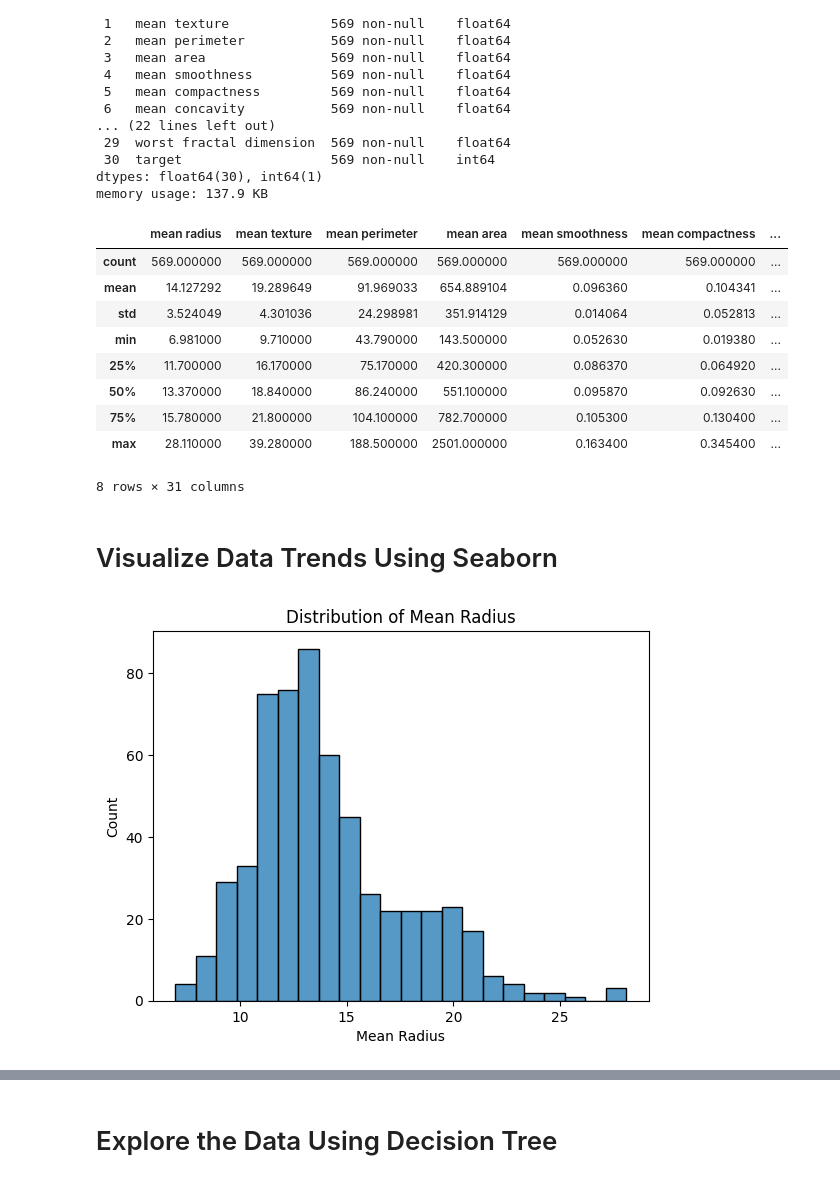
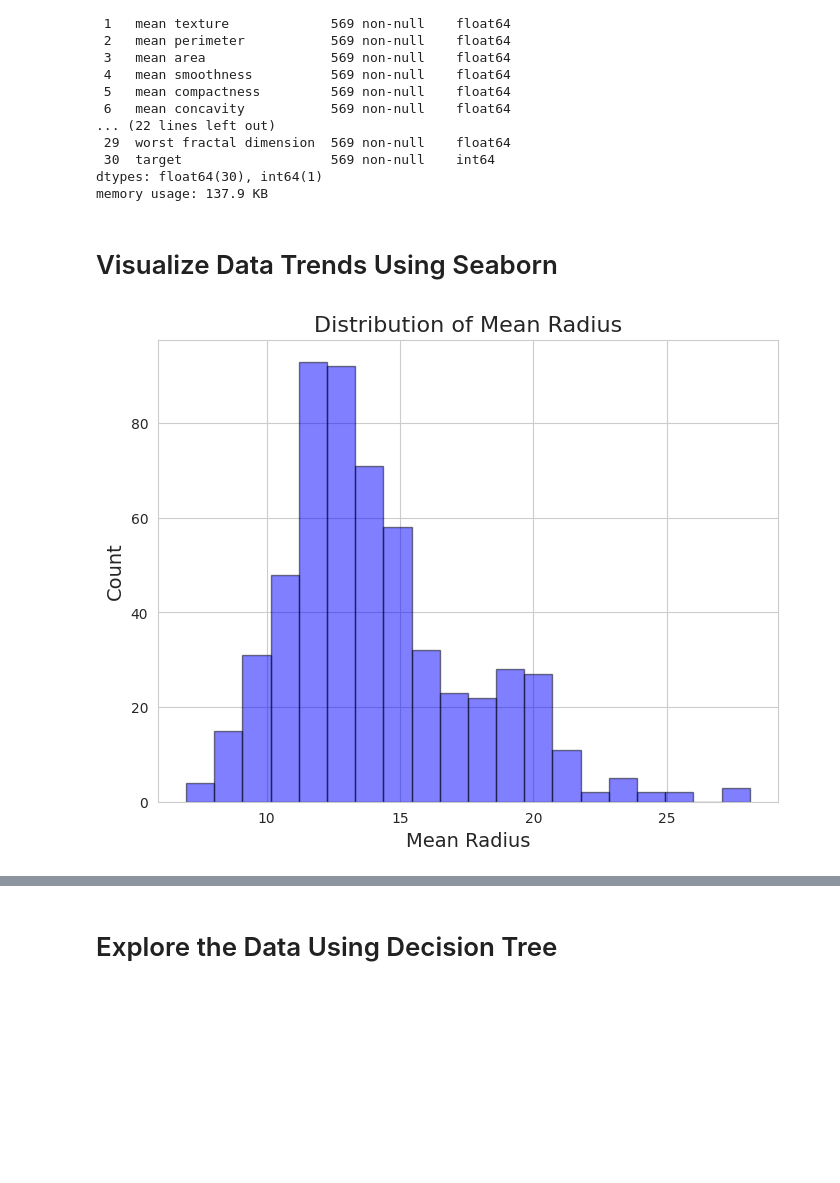
Before and after one commit to raiutarii/UTS-Mechine-Learning, a Jupyter notebook: UTS_Machine_Learning_Rai_Barokah_Utari.ipynb, the cells around one changed output, grey strips where cells are left out. Drawn from its saved outputs; the diff is of its cells as text; code cells hidden in the pictures; blank space fills up the shorter version.

```diff
--- a/UTS_Machine_Learning_Rai_Barokah_Utari.ipynb
+++ b/UTS_Machine_Learning_Rai_Barokah_Utari.ipynb
@@ -67,28 +67,18 @@ Data columns (total 31 columns):
  30  target                   569 non-null    int64
 dtypes: float64(30), int64(1)
 memory usage: 137.9 KB
-# %%
-df.describe()
-# %% [output]
-|  | mean radius | mean texture | mean perimeter | mean area | mean smoothness | mean compactness | ... |
-| count | 569.000000 | 569.000000 | 569.000000 | 569.000000 | 569.000000 | 569.000000 | ... |
-| mean | 14.127292 | 19.289649 | 91.969033 | 654.889104 | 0.096360 | 0.104341 | ... |
-| std | 3.524049 | 4.301036 | 24.298981 | 351.914129 | 0.014064 | 0.052813 | ... |
-| min | 6.981000 | 9.710000 | 43.790000 | 143.500000 | 0.052630 | 0.019380 | ... |
-| 25% | 11.700000 | 16.170000 | 75.170000 | 420.300000 | 0.086370 | 0.064920 | ... |
-| 50% | 13.370000 | 18.840000 | 86.240000 | 551.100000 | 0.095870 | 0.092630 | ... |
-| 75% | 15.780000 | 21.800000 | 104.100000 | 782.700000 | 0.105300 | 0.130400 | ... |
-| max | 28.110000 | 39.280000 | 188.500000 | 2501.000000 | 0.163400 | 0.345400 | ... |
-8 rows × 31 columns
 # %% [markdown]
 # Visualize Data Trends Using Seaborn
 # %%
 #Visualize Data With Histogram
-sns.histplot(breast_cancer['data'][:,0])
+import matplotlib.pyplot as plt
 
-plt.title("Distribution of Mean Radius")
-plt.xlabel("Mean Radius")
-plt.ylabel("Count")
+# Plot histogram
+plt.figure(figsize=(8, 6))
+plt.hist(breast_cancer['data'][:,0], bins=20, alpha=0.5, color='blue', edgecolor='black')
+plt.title('Distribution of Mean Radius', fontsize=16)
+plt.xlabel('Mean Radius', fontsize=14)
+plt.ylabel('Count', fontsize=14)
 plt.show()
 # %% [output]
-[figure, old version]
+[figure, new version]
```
Also changed, not shown: parts of 20 cells of this notebook.
